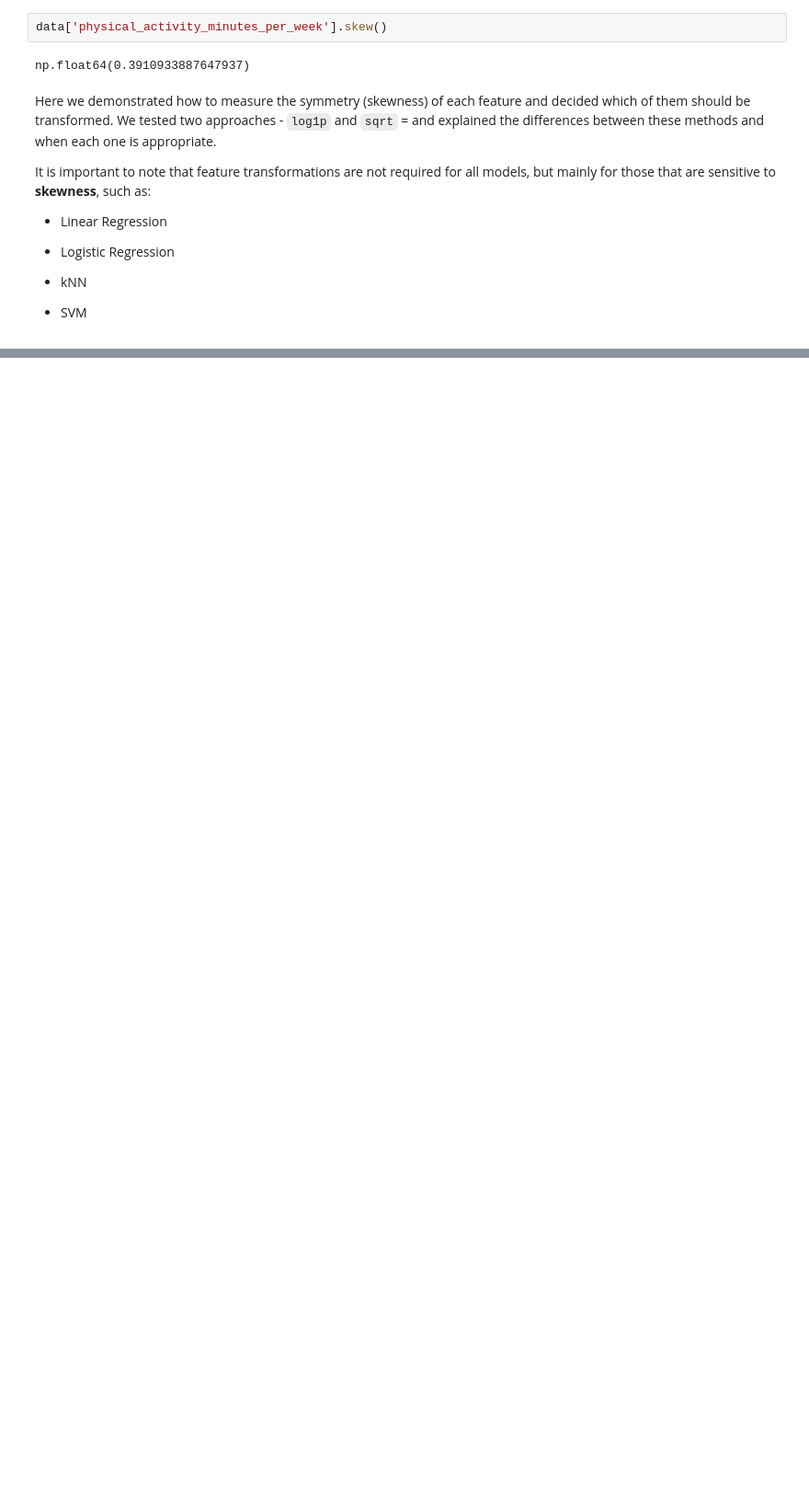
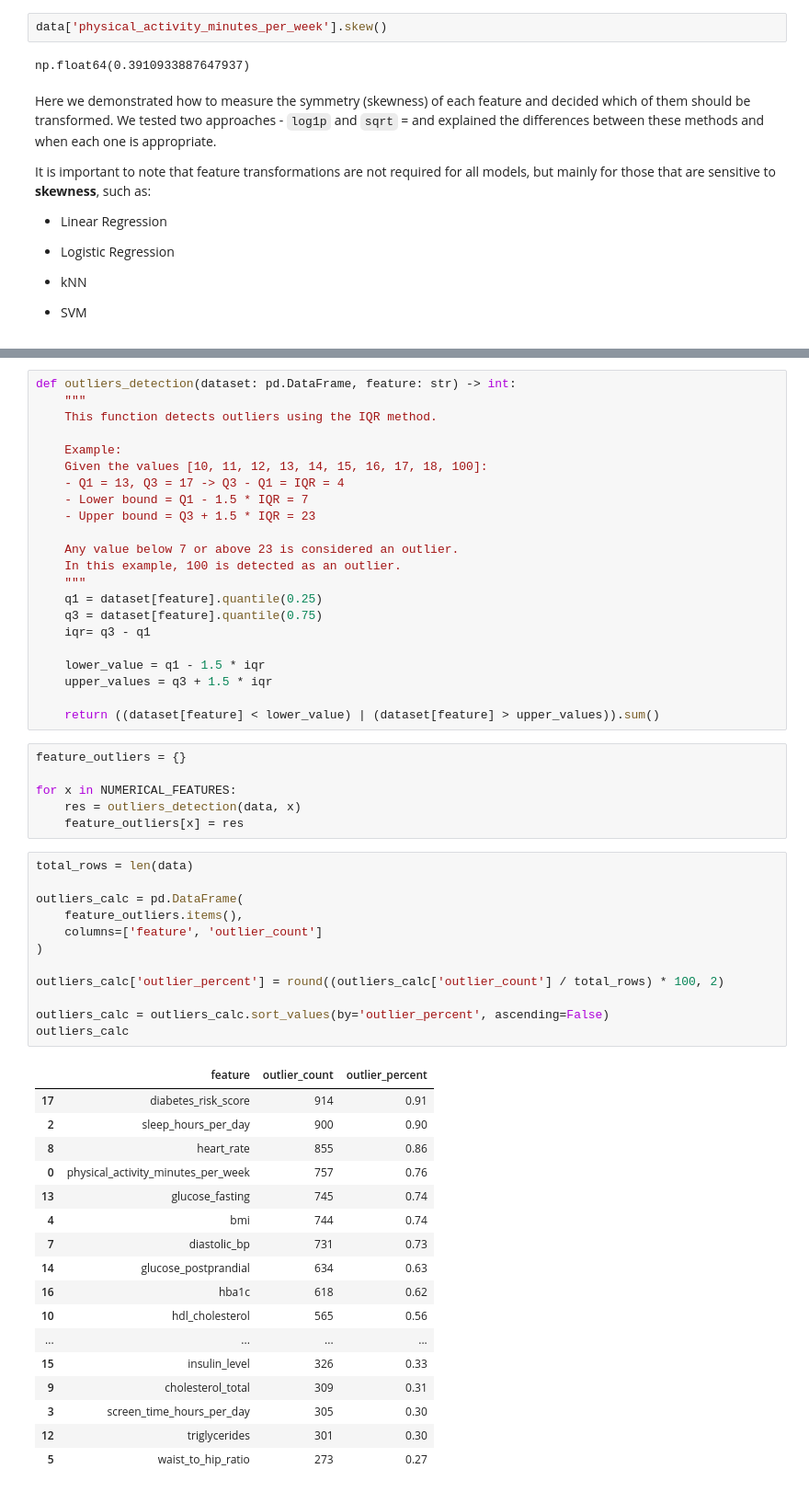
Before and after one commit to plamensve/diabets_health_indicators, a Jupyter notebook: notebooks/03_preprocessing.ipynb, the cells around one changed output, grey strips where cells are left out. Shown at 92% size. Saved outputs shown, nothing was run; the diff lists cells and outputs as text; blank space fills up the shorter version.

```diff
--- a/notebooks/03_preprocessing.ipynb
+++ b/notebooks/03_preprocessing.ipynb
@@ -253,0 +380,58 @@ It is important to note that feature transformations are not required for all mo
+# %%
+def outliers_detection(dataset: pd.DataFrame, feature: str) -> int:
+    """
+    This function detects outliers using the IQR method.
+
+    Example:
+    Given the values [10, 11, 12, 13, 14, 15, 16, 17, 18, 100]:
+    - Q1 = 13, Q3 = 17 -> Q3 - Q1 = IQR = 4
+    - Lower bound = Q1 - 1.5 * IQR = 7
+    - Upper bound = Q3 + 1.5 * IQR = 23
+
+    Any value below 7 or above 23 is considered an outlier.
+    In this example, 100 is detected as an outlier.
+    """
+    q1 = dataset[feature].quantile(0.25)
+    q3 = dataset[feature].quantile(0.75)
+    iqr= q3 - q1
+
+    lower_value = q1 - 1.5 * iqr
+    upper_values = q3 + 1.5 * iqr
+
+    return ((dataset[feature] < lower_value) | (dataset[feature] > upper_values)).sum()
+# %%
+feature_outliers = {}
+
+for x in NUMERICAL_FEATURES:
+    res = outliers_detection(data, x)
+    feature_outliers[x] = res
+# %%
+total_rows = len(data)
+
+outliers_calc = pd.DataFrame(
+    feature_outliers.items(),
+    columns=['feature', 'outlier_count']
+)
+
+outliers_calc['outlier_percent'] = round((outliers_calc['outlier_count'] / total_rows) * 100, 2)
+
+outliers_calc = outliers_calc.sort_values(by='outlier_percent', ascending=False)
+outliers_calc
+# %% [output]
+|  | feature | outlier_count | outlier_percent |
+| 17 | diabetes_risk_score | 914 | 0.91 |
+| 2 | sleep_hours_per_day | 900 | 0.90 |
+| 8 | heart_rate | 855 | 0.86 |
+| 0 | physical_activity_minutes_per_week | 757 | 0.76 |
+| 13 | glucose_fasting | 745 | 0.74 |
+| 4 | bmi | 744 | 0.74 |
+| 7 | diastolic_bp | 731 | 0.73 |
+| 14 | glucose_postprandial | 634 | 0.63 |
+| 16 | hba1c | 618 | 0.62 |
+| 10 | hdl_cholesterol | 565 | 0.56 |
+| ... | ... | ... | ... |
+| 15 | insulin_level | 326 | 0.33 |
+| 9 | cholesterol_total | 309 | 0.31 |
+| 3 | screen_time_hours_per_day | 305 | 0.30 |
+| 12 | triglycerides | 301 | 0.30 |
+| 5 | waist_to_hip_ratio | 273 | 0.27 |
```
Also changed, not shown: parts of 36 cells of this notebook, 1 other file.
